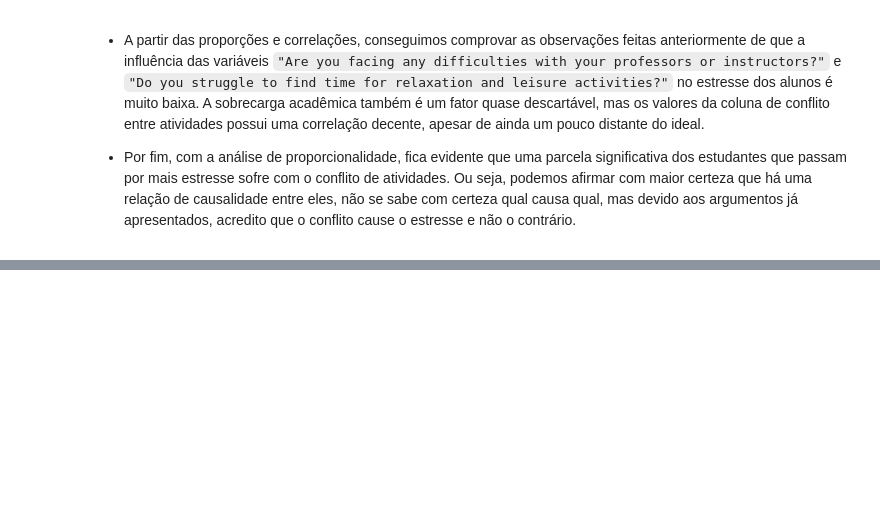
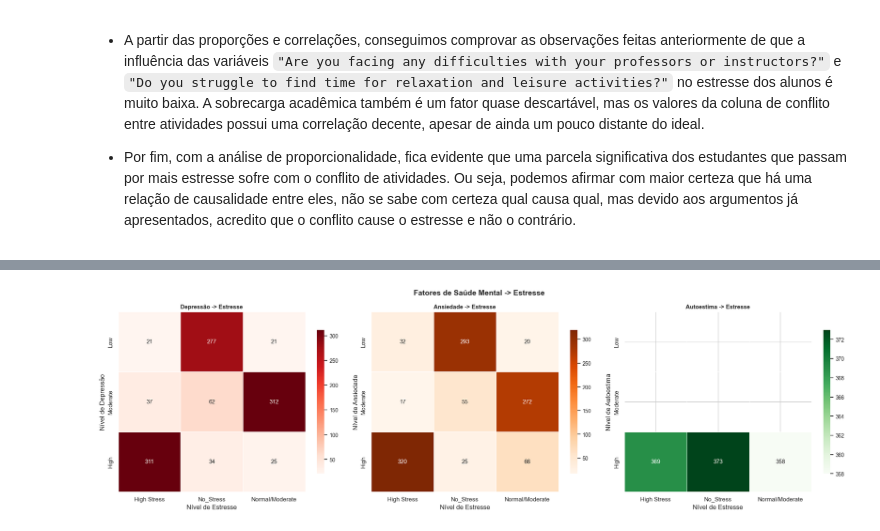
Before and after one commit to viabdon/EDA-Student-Stress-Dataset, a Jupyter notebook: src/notebooks/eda_pablo.ipynb, the cells around one changed output, grey strips where cells are left out. Drawn from its saved outputs; the diff is of its cells as text; code cells hidden in the pictures; blank space fills up the shorter version.

```diff
--- a/src/notebooks/eda_pablo.ipynb
+++ b/src/notebooks/eda_pablo.ipynb
@@ -675,0 +927,84 @@ Do you struggle to find time for relaxation and leisure activities?
+# %%
+fig, axes = plt.subplots(1, 3, figsize=(20, 6))
+sns.set_theme(style="whitegrid", font_scale=0.9)
+
+############################## Heatmap 1: Depressão -> Estresse ##############################
+grouped_depression = (
+    df_mental_health.groupby(["depression_category", "stress_category"], observed=True)
+    .size()
+    .reset_index(name="count")
+)
+pivot_depression = grouped_depression.pivot(
+    index="depression_category", columns="stress_category", values="count"
+).fillna(0)
+pivot_depression = pivot_depression.reindex(["Low", "Moderate", "High"])
+
+sns.heatmap(
+    pivot_depression,
+    annot=True,
+    fmt=".0f",
+    cmap="Reds",
+    ax=axes[0],
+    cbar_kws={"shrink": 0.8},
+    linewidths=0.5,
+    linecolor="white",
+)
+axes[0].set_title("Depressão -> Estresse", fontweight="bold")
+axes[0].set_xlabel("Nível de Estresse")
+axes[0].set_ylabel("Nível de Depressão")
+
+############################## Heatmap 2: Ansiedade -> Estresse ##############################
+grouped_anxiety = (
+    df_mental_health.groupby(["anxiety_category", "stress_category"], observed=True)
+    .size()
+    .reset_index(name="count")
+)
+pivot_anxiety = grouped_anxiety.pivot(
+    index="anxiety_category", columns="stress_category", values="count"
+).fillna(0)
+pivot_anxiety = pivot_anxiety.reindex(["Low", "Moderate", "High"])
+
+sns.heatmap(
+    pivot_anxiety,
+    annot=True,
+    fmt=".0f",
+    cmap="Oranges",
+    ax=axes[1],
+    cbar_kws={"shrink": 0.8},
+    linewidths=0.5,
+    linecolor="white",
+)
+axes[1].set_title("Ansiedade -> Estresse", fontweight="bold")
+axes[1].set_xlabel("Nível de Estresse")
+axes[1].set_ylabel("Nível de Ansiedade")
+
+############################## Heatmap 3: Autoestima -> Estresse ##############################
+grouped_esteem = (
+    df_mental_health.groupby(["esteem_category", "stress_category"], observed=True)
+    .size()
+    .reset_index(name="count")
+)
+pivot_esteem = grouped_esteem.pivot(
+    index="esteem_category", columns="stress_category", values="count"
+).fillna(0)
+pivot_esteem = pivot_esteem.reindex(["Low", "Moderate", "High"])
+
+sns.heatmap(
+    pivot_esteem,
+    annot=True,
+    fmt=".0f",
+    cmap="Greens",
+    ax=axes[2],
+    cbar_kws={"shrink": 0.8},
+    linewidths=0.5,
+    linecolor="white",
+)
+axes[2].set_title("Autoestima -> Estresse", fontweight="bold")
+axes[2].set_xlabel("Nível de Estresse")
+axes[2].set_ylabel("Nível de Autoestima")
+
+plt.suptitle("Fatores de Saúde Mental -> Estresse", fontsize=14, fontweight="bold")
+plt.tight_layout()
+plt.show()
+# %% [output]
+[figure, added]
```
Also changed, not shown: parts of 17 cells of this notebook.
